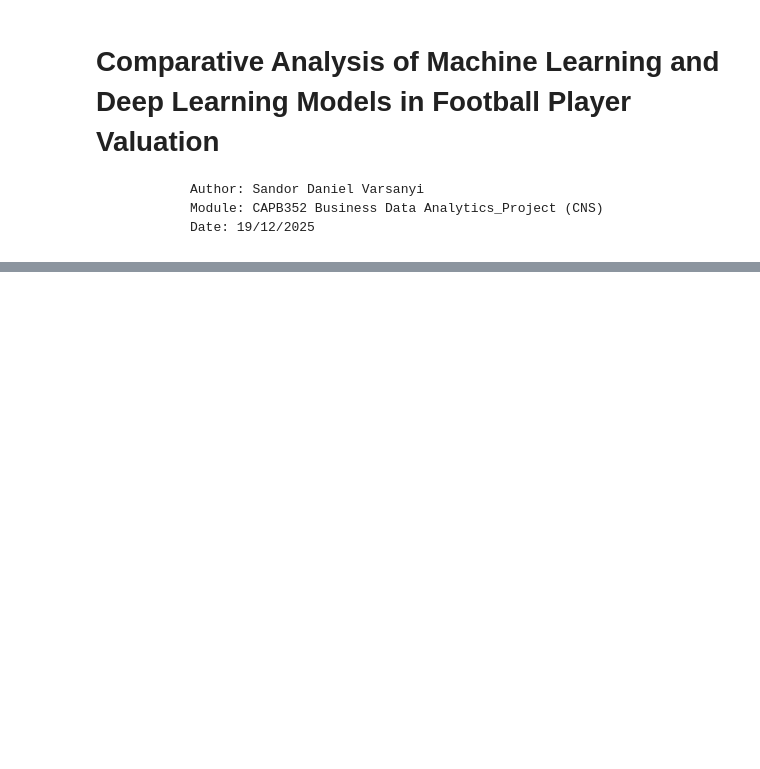
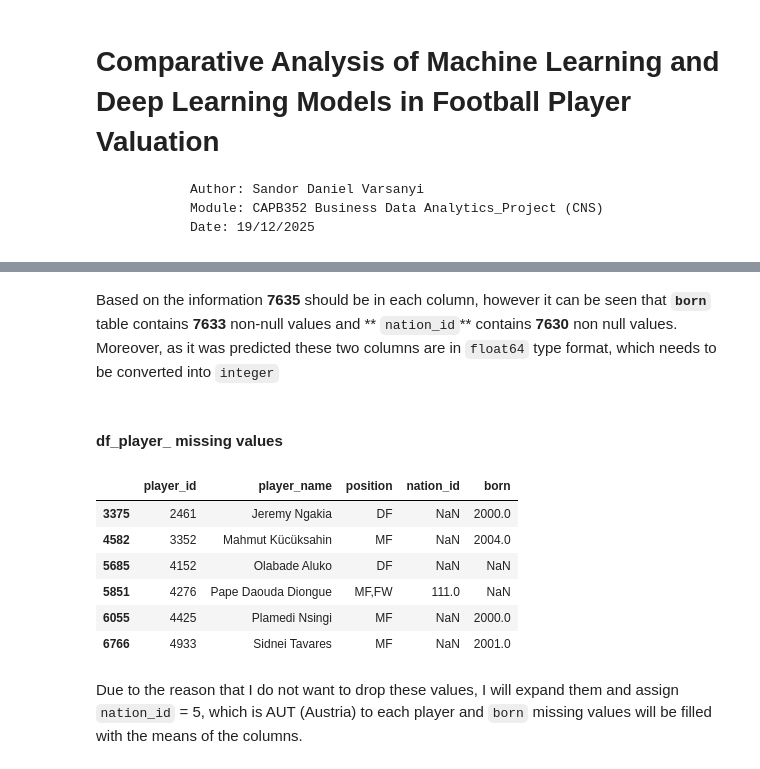
Before and after one commit to sanyi1998/Sandor_Varsanyi_CAPB352_BDA_Project_2025, a Jupyter notebook: Sandor_Varsanyi_CAPB352_final_project.ipynb, the cells around one changed output, grey strips where cells are left out. Cells and saved outputs as stored; diff of their text form; code cells hidden in the pictures; blank space fills up the shorter version.

```diff
--- a/Sandor_Varsanyi_CAPB352_final_project.ipynb
+++ b/Sandor_Varsanyi_CAPB352_final_project.ipynb
@@ -65,0 +135,29 @@ df.shape
+# %%
+# Creating dataframes for metadata and market value tables
+
+df_team = pd.read_csv(team_table_url_1, sep = ';')
+df_league = pd.read_csv(league_table_url_2, sep =";")
+df_season = pd.read_csv(season_table_url_3 , sep =';')
+df_nation = pd.read_csv(nation_table_url_4)
+df_player = pd.read_csv(player_table_url_5)
+df_market_value = pd.read_csv(market_value_url_6)
+
+
+
+# Creating dataframes for squad statistics
+
+df_squad_standard = pd.read_csv(squad_standard_url_7, sep =";")
+df_squad_goalkeeping = pd.read_csv(squad_goalkeeping_url_8)
+df_squad_misc = pd.read_csv(squad_misc_url_9)
+df_squad_passing = pd.read_csv(squad_passing_url_10)
+df_squad_defact = pd.read_csv(squad_defensive_actions_url_11)
+
+
+# Creating dataframes for player statistics
+
+df_player_standard = pd.read_csv(player_standard_url_13)
+df_player_goalkeeping = pd.read_csv(player_goalkeeping_url_14)
+df_player_misc = pd.read_csv(player_misc_url_15)
+df_player_passing = pd.read_csv(player_passing_url_16)
+df_player_defact = pd.read_csv(player_defensive_actions_url_17)
+df_player_shooting = pd.read_csv(player_shooting_url_18)
@@ -65,0 +427,18 @@ df.shape
+# %% [markdown]
+Based on the information **7635** should be in each column, however it can be seen that **`born`** table contains **7633** non-null values and ** `nation_id`** contains **7630** non null values. Moreover, as it was predicted these two columns are in `float64` type format, which needs to be converted into `integer`
+# %% [markdown]
+#### df_player_ missing values
+# %%
+# Check out the missing values
+
+df_player[df_player.isna().any(axis=1)]
+# %% [output]
+|  | player_id | player_name | position | nation_id | born |
+| 3375 | 2461 | Jeremy Ngakia | DF | NaN | 2000.0 |
+| 4582 | 3352 | Mahmut Kücüksahin | MF | NaN | 2004.0 |
+| 5685 | 4152 | Olabade Aluko | DF | NaN | NaN |
+| 5851 | 4276 | Pape Daouda Diongue | MF,FW | 111.0 | NaN |
+| 6055 | 4425 | Plamedi Nsingi | MF | NaN | 2000.0 |
+| 6766 | 4933 | Sidnei Tavares | MF | NaN | 2001.0 |
+# %% [markdown]
+Due to the reason that I do not want to drop these values, I will expand them and assign `nation_id` = 5, which is AUT (Austria) to each player and `born` missing values will be filled with the means of the columns.
```
Also changed, not shown: parts of 77 cells of this notebook.
